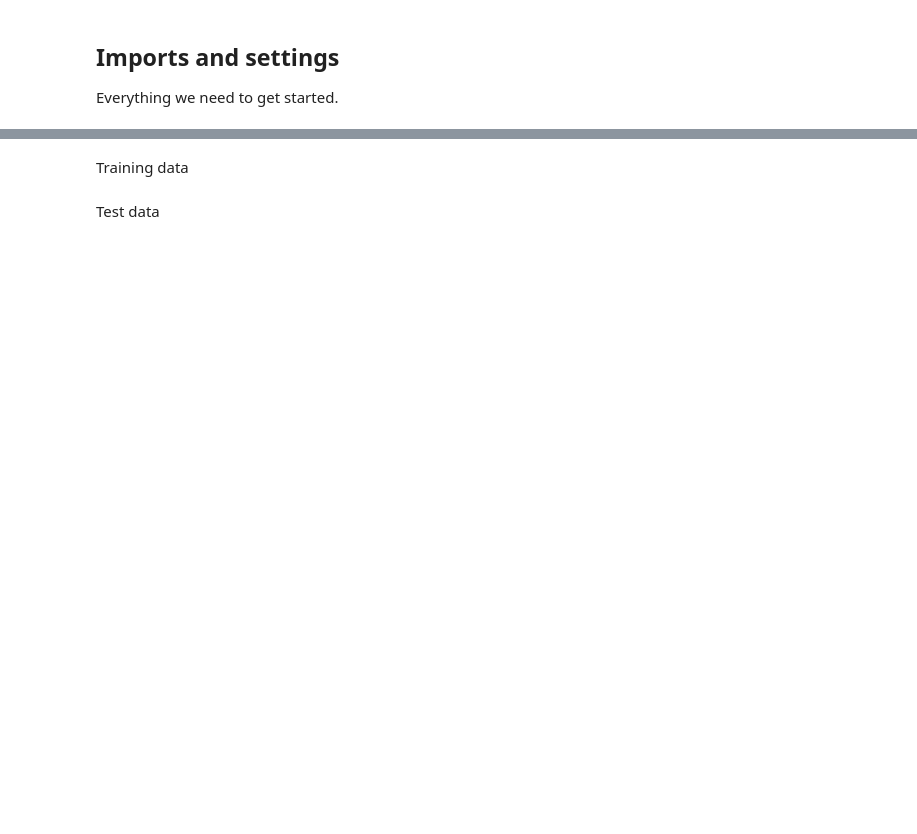
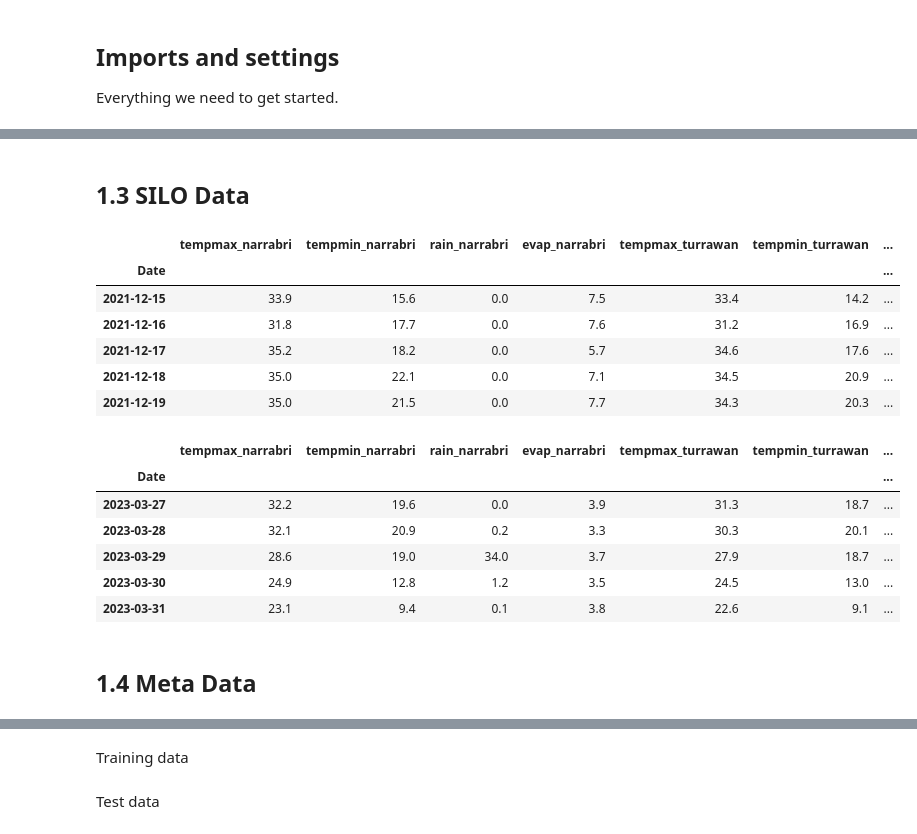
Before and after one commit to dare-centre/DDC-I, a Jupyter notebook: 00_Data_Preprocessing.ipynb, the cells around one changed output, grey strips where cells are left out. Drawn from its saved outputs; the diff is of its cells as text; code cells hidden in the pictures; blank space fills up the shorter version.

```diff
--- a/00_Data_Preprocessing.ipynb
+++ b/00_Data_Preprocessing.ipynb
@@ -41 +168,49 @@ process_data.describe()
+# %% [markdown]
+## 1.3 SILO Data
+# %%
+# We will also load the silo data for the same period
+
+# now get from other llara rain gauges
+silo_gauges = {
+    'narrabri': '53026.txt',
+    'turrawan': '55058.txt',
+}
+col_convert = {
+    'Date': 'Date',
+    'Rain': 'rain',
+    'T.Max': 'tempmax',
+    'T.Min': 'tempmin',
+    'Evap': 'evap',
+}
+
+silo_data = load_silo_gauges(data_dir,silo_gauges,col_convert)
+
+# evap needs to be moved forward a day to overlap the same period
+# thanks to SILOs interpretation
+for _ in silo_data.columns:
+    if 'evap' in _:
+        silo_data[_] = silo_data[_].shift(1)
+
+# remove dates before the start date
+silo_data = silo_data[date_start:date_end]
+
+display(silo_data.head())
+display(silo_data.tail())
+# %% [output]
+|  | tempmax_narrabri | tempmin_narrabri | rain_narrabri | evap_narrabri | tempmax_turrawan | tempmin_turrawan | ... |
+| Date |  |  |  |  |  |  | ... |
+| 2021-12-15 | 33.9 | 15.6 | 0.0 | 7.5 | 33.4 | 14.2 | ... |
+| 2021-12-16 | 31.8 | 17.7 | 0.0 | 7.6 | 31.2 | 16.9 | ... |
+| 2021-12-17 | 35.2 | 18.2 | 0.0 | 5.7 | 34.6 | 17.6 | ... |
+| 2021-12-18 | 35.0 | 22.1 | 0.0 | 7.1 | 34.5 | 20.9 | ... |
+| 2021-12-19 | 35.0 | 21.5 | 0.0 | 7.7 | 34.3 | 20.3 | ... |
+|  | tempmax_narrabri | tempmin_narrabri | rain_narrabri | evap_narrabri | tempmax_turrawan | tempmin_turrawan | ... |
+| Date |  |  |  |  |  |  | ... |
+| 2023-03-27 | 32.2 | 19.6 | 0.0 | 3.9 | 31.3 | 18.7 | ... |
+| 2023-03-28 | 32.1 | 20.9 | 0.2 | 3.3 | 30.3 | 20.1 | ... |
+| 2023-03-29 | 28.6 | 19.0 | 34.0 | 3.7 | 27.9 | 18.7 | ... |
+| 2023-03-30 | 24.9 | 12.8 | 1.2 | 3.5 | 24.5 | 13.0 | ... |
+| 2023-03-31 | 23.1 | 9.4 | 0.1 | 3.8 | 22.6 | 9.1 | ... |
+# %% [markdown]
+## 1.4 Meta Data
 # %% [markdown]
```
Also changed, not shown: parts of 16 cells of this notebook, 1 other file.
